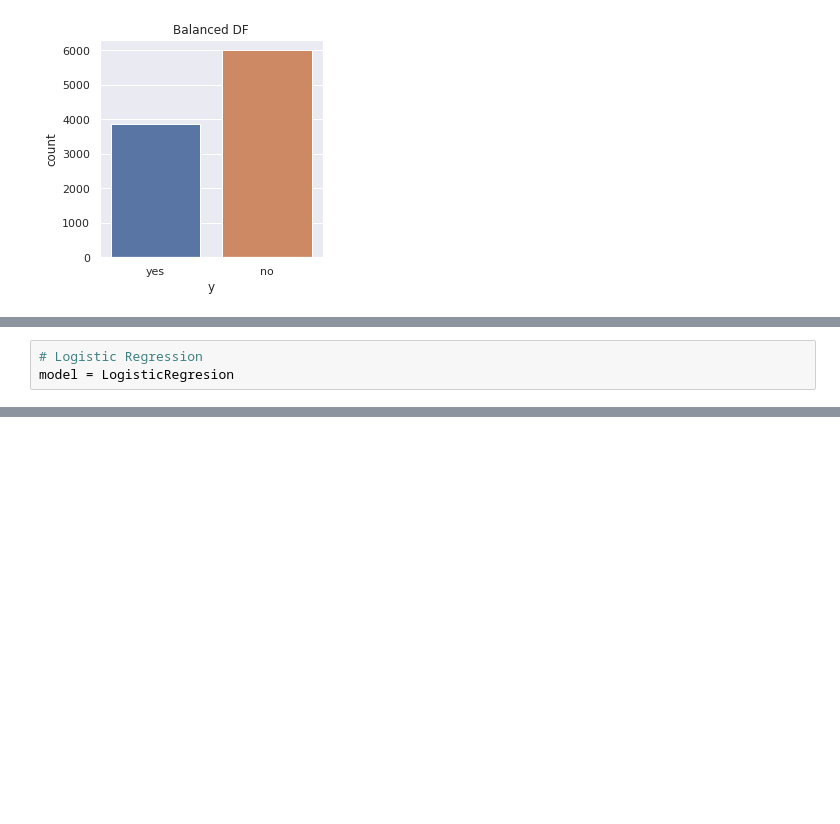
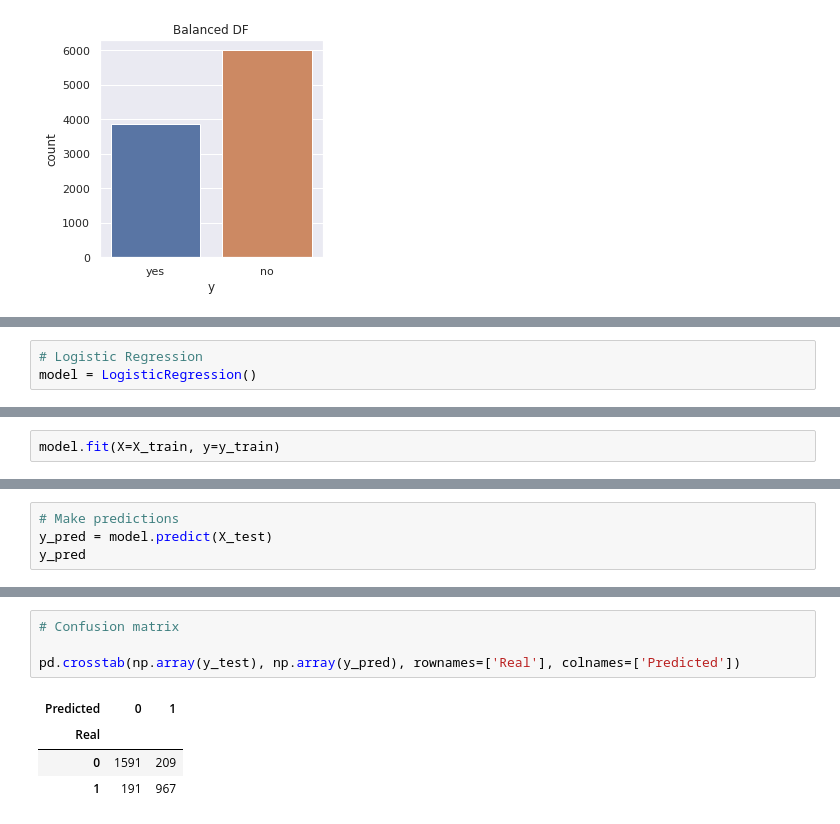
Before and after one commit to jgayosof/logistic-regression-project-tutorial, a Jupyter notebook: src/explore.ipynb, the cells around one changed output, grey strips where cells are left out. Saved outputs shown, nothing was run; the diff lists cells and outputs as text; blank space fills up the shorter version.

```diff
--- a/src/example.ipynb
+++ b/src/explore.ipynb
@@ -778,3 +822,3 @@ Name: y, dtype: int64
 # %%
 # Logistic Regression
-model = LogisticRegresion
+model = LogisticRegression()
@@ -792,0 +825,2 @@ model = LogisticRegresion
+# %%
+model.fit(X=X_train, y=y_train)
@@ -792,0 +836,4 @@ model = LogisticRegresion
+# %%
+# Make predictions
+y_pred = model.predict(X_test)
+y_pred
@@ -792,0 +849,9 @@ model = LogisticRegresion
+# %%
+# Confusion matrix
+
+pd.crosstab(np.array(y_test), np.array(y_pred), rownames=['Real'], colnames=['Predicted'])
+# %% [output]
+| Predicted | 0 | 1 |
+| Real |  |  |
+| 0 | 1591 | 209 |
+| 1 | 191 | 967 |
```
Also changed, not shown: parts of 45 cells of this notebook.
